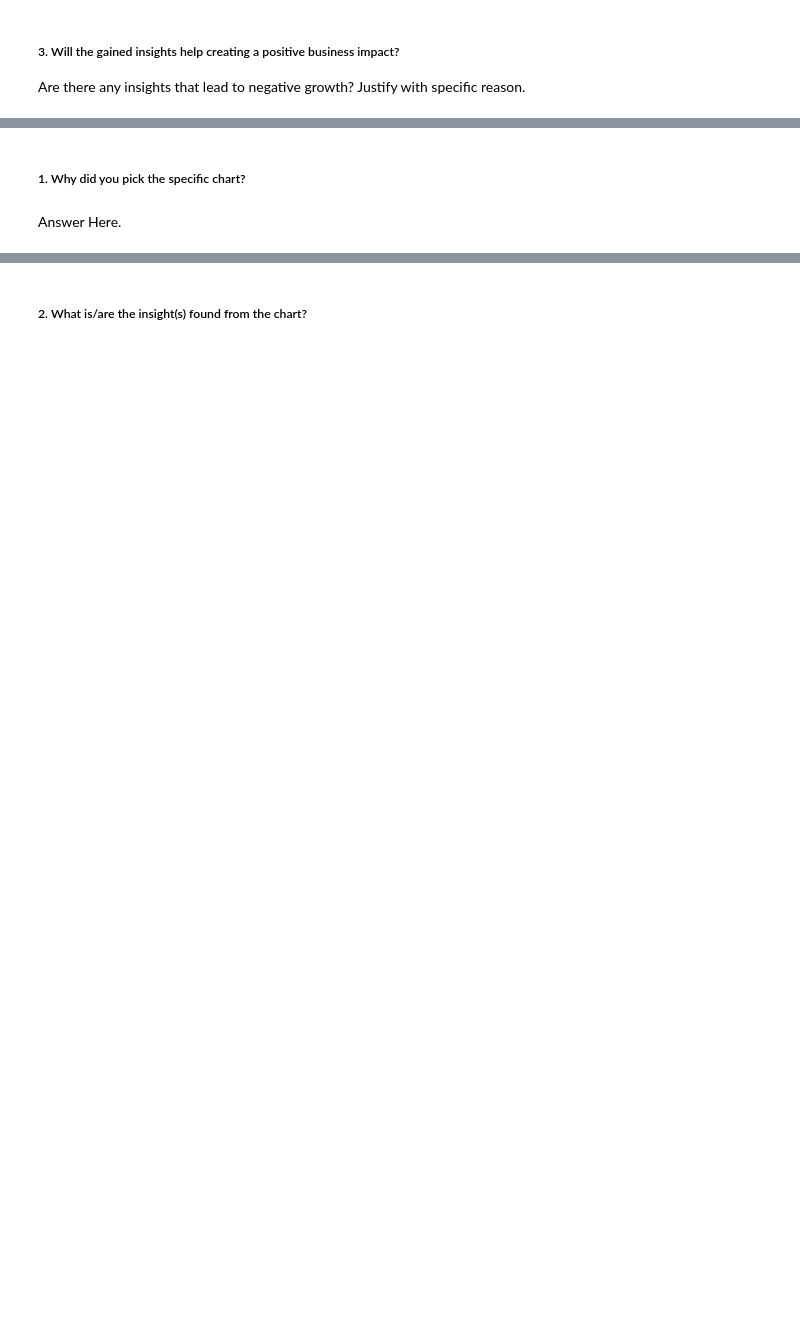
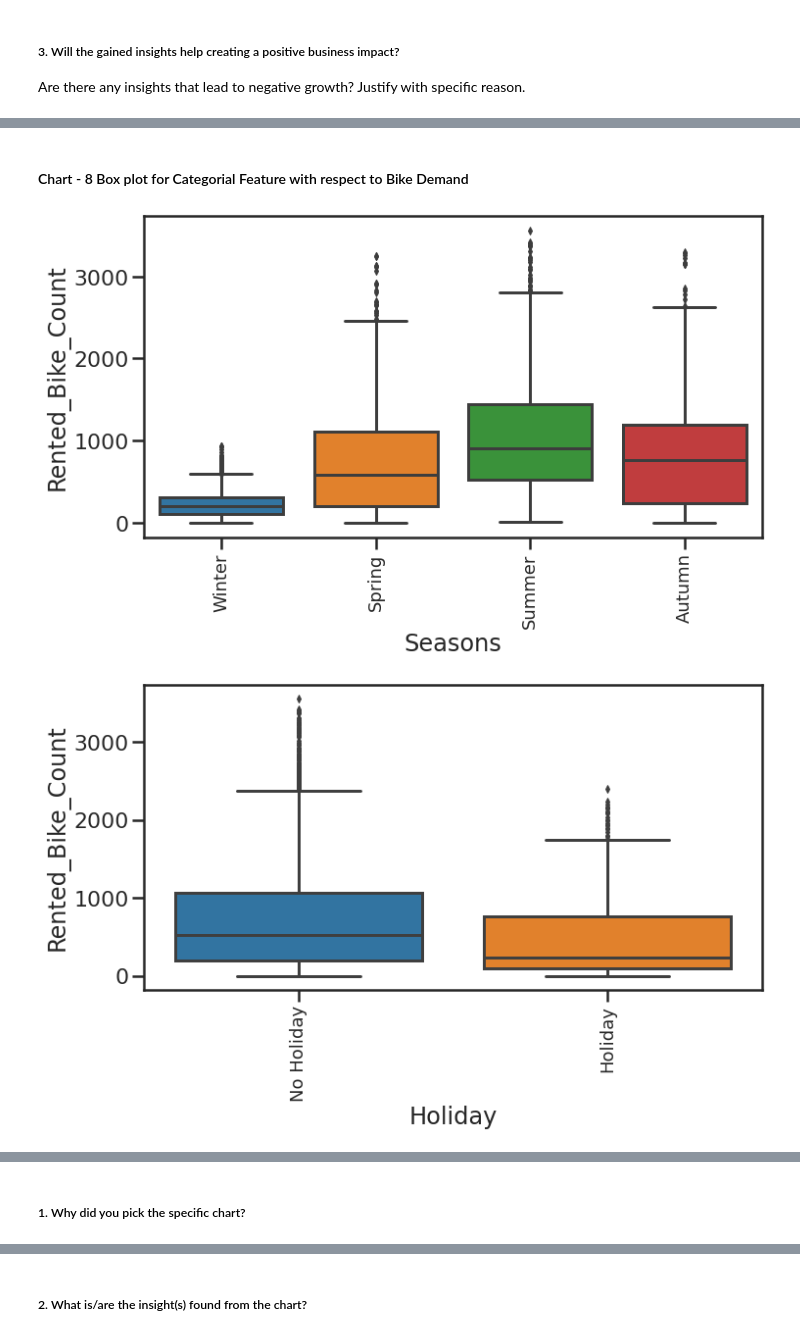
Before and after one commit to abhinav4201/Regression-Bike-Sharing-Demand-Prediction, a Jupyter notebook: Supervised_Regression_Bike_Demand_Prediction_Capstone_2.ipynb, the cells around one changed output, grey strips where cells are left out. Saved outputs shown, nothing was run; the diff lists cells and outputs as text; code cells hidden in the pictures; blank space fills up the shorter version.

```diff
--- a/Supervised_Regression_Bike_Demand_Prediction_Capstone_2.ipynb
+++ b/Supervised_Regression_Bike_Demand_Prediction_Capstone_2.ipynb
@@ -882,2 +900,8 @@ Answer Here
+# %% [markdown]
+#### Chart - 8 Box plot for Categorial Feature with respect to Bike Demand
 # %%
 # Chart - 8 visualization code
+box_plot(df,cat_feature)
+# %% [output]
+[figure, added]
+[figure, added]
@@ -884,4 +913,2 @@ Answer Here
 # %% [markdown]
 ##### 1. Why did you pick the specific chart?
-# %% [markdown]
-Answer Here.
```
Also changed, not shown: parts of 46 cells of this notebook.
